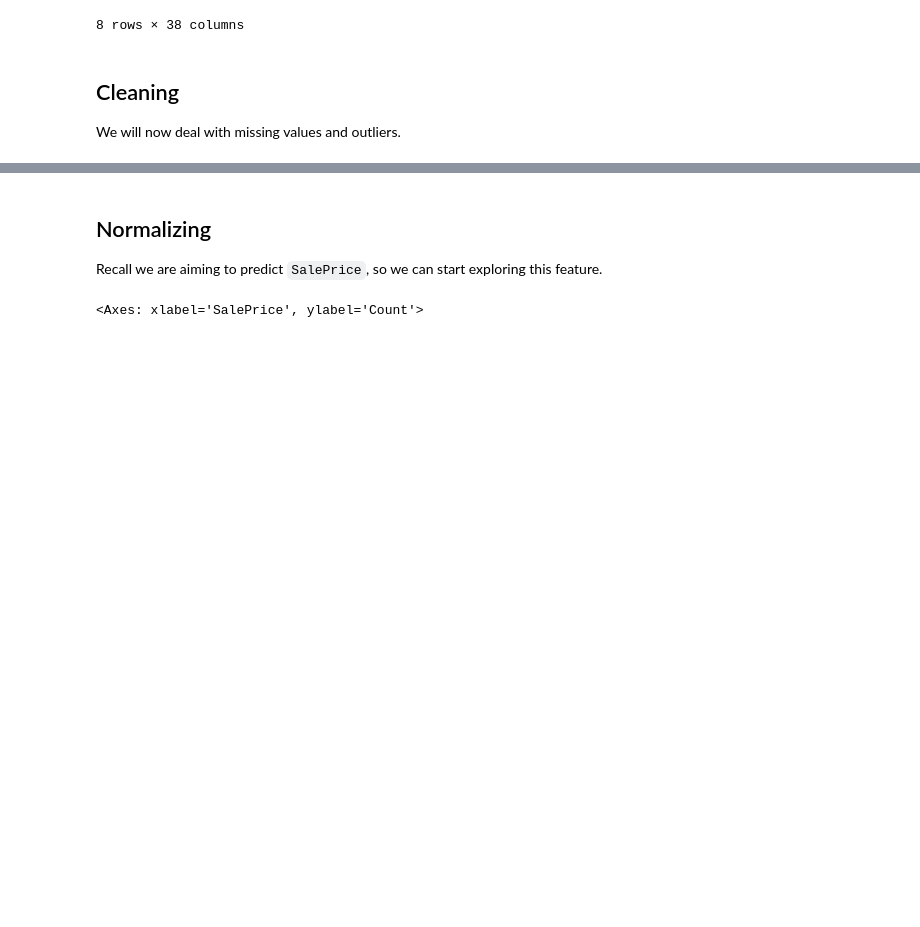
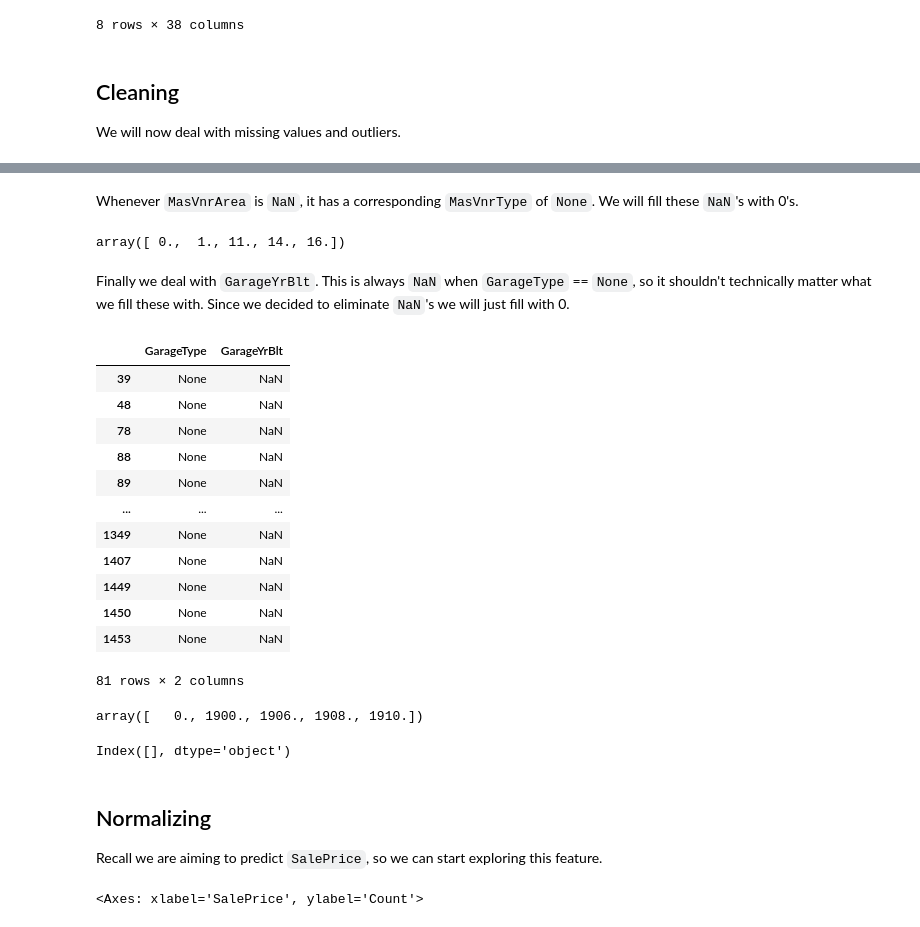
Before and after one commit to bolst/AmesHousingPredictor, a Jupyter notebook: notebooks/1_data_ingestion.ipynb, the cells around one changed output, grey strips where cells are left out. Drawn from its saved outputs; the diff is of its cells as text; code cells hidden in the pictures; blank space fills up the shorter version.

```diff
--- a/notebooks/1_data_ingestion.ipynb
+++ b/notebooks/1_data_ingestion.ipynb
@@ -106,3 +164,38 @@ nanStats
+# %% [markdown]
+Whenever `MasVnrArea` is `NaN`, it has a corresponding `MasVnrType` of `None`. We will fill these `NaN`'s with 0's.
+# %%
+train.MasVnrArea.fillna(0, inplace=True)
+train.MasVnrArea.sort_values().unique()[:5]
+# %% [output]
+array([ 0.,  1., 11., 14., 16.])
+# %% [markdown]
+Finally we deal with `GarageYrBlt`. This is always `NaN` when `GarageType` == `None`, so it shouldn't technically matter what we fill these with. Since we decided to eliminate `NaN`'s we will just fill with 0.
+# %%
+# train[train.GarageType == 'None'][['GarageType', 'GarageYrBlt']]
+train[train.GarageYrBlt.isna()][['GarageType', 'GarageYrBlt']]
+# %% [output]
+|  | GarageType | GarageYrBlt |
+| 39 | None | NaN |
+| 48 | None | NaN |
+| 78 | None | NaN |
+| 88 | None | NaN |
+| 89 | None | NaN |
+| ... | ... | ... |
+| 1349 | None | NaN |
+| 1407 | None | NaN |
+| 1449 | None | NaN |
+| 1450 | None | NaN |
+| 1453 | None | NaN |
+81 rows × 2 columns
+# %%
+train.GarageYrBlt.fillna(0, inplace=True)
+train.GarageYrBlt.sort_values().unique()[:5]
+# %% [output]
+array([   0., 1900., 1906., 1908., 1910.])
+# %%
+train.columns[train.isna().any()]
+# %% [output]
+Index([], dtype='object')
 # %% [markdown]
 ## Normalizing
 
```
Also changed, not shown: parts of 14 cells of this notebook.
